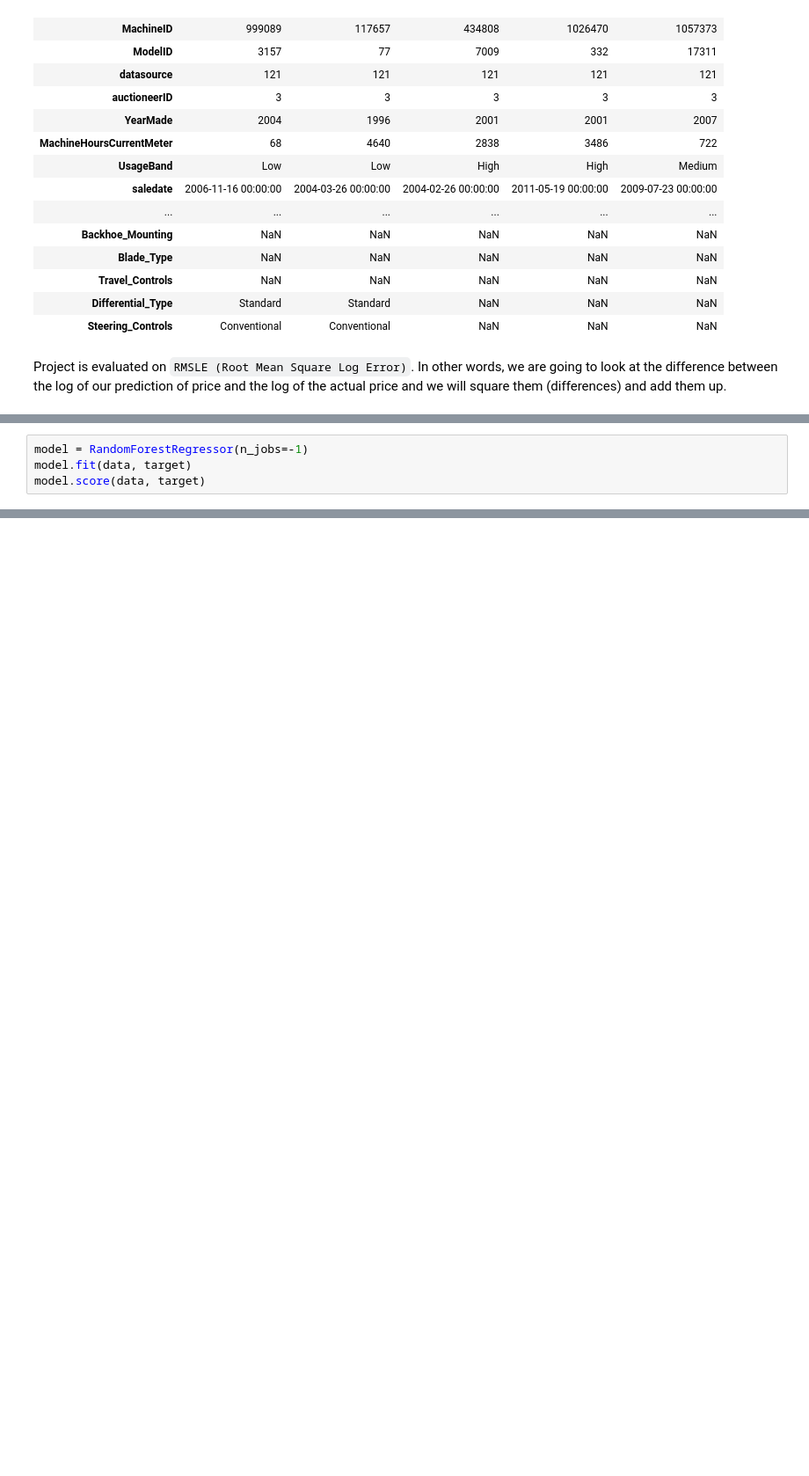
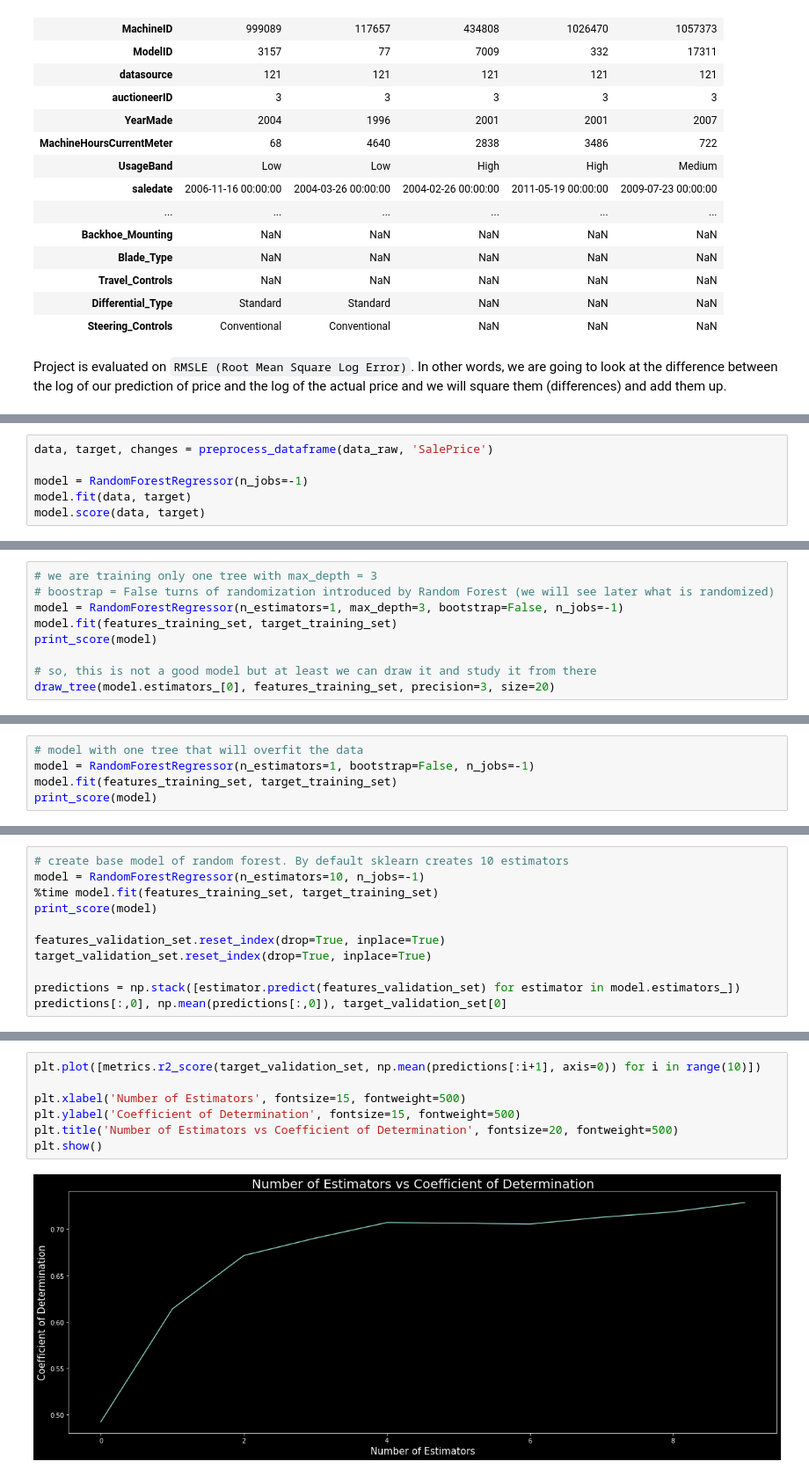
Before and after one commit to georggie/The-Mechanics-of-Machine-Learning, a Jupyter notebook: lessons/Lesson1.ipynb, the cells around one changed output, grey strips where cells are left out. Shown: that part at 88% size. Drawn from its saved outputs; the diff is of its cells as text; blank space fills up the shorter version.

```diff
--- a/lessons/Lesson1.ipynb
+++ b/lessons/Lesson1.ipynb
@@ -98,4 +138,6 @@ At this point we have something we can pass to the RandomForest(RF). Let's see w
 # %%
+data, target, changes = preprocess_dataframe(data_raw, 'SalePrice')
+
 model = RandomForestRegressor(n_jobs=-1)
 model.fit(data, target)
 model.score(data, target)
@@ -103,0 +225,9 @@ model.score(data, target)
+# %%
+# we are training only one tree with max_depth = 3
+# boostrap = False turns of randomization introduced by Random Forest (we will see later what is randomized)
+model = RandomForestRegressor(n_estimators=1, max_depth=3, bootstrap=False, n_jobs=-1)
+model.fit(features_training_set, target_training_set)
+print_score(model)
+
+# so, this is not a good model but at least we can draw it and study it from there
+draw_tree(model.estimators_[0], features_training_set, precision=3, size=20)
@@ -103,0 +239,5 @@ model.score(data, target)
+# %%
+# model with one tree that will overfit the data
+model = RandomForestRegressor(n_estimators=1, bootstrap=False, n_jobs=-1)
+model.fit(features_training_set, target_training_set)
+print_score(model)
@@ -103,0 +250,11 @@ model.score(data, target)
+# %%
+# create base model of random forest. By default sklearn creates 10 estimators
+model = RandomForestRegressor(n_estimators=10, n_jobs=-1)
+%time model.fit(features_training_set, target_training_set)
+print_score(model)
+
+features_validation_set.reset_index(drop=True, inplace=True)
+target_validation_set.reset_index(drop=True, inplace=True)
+
+predictions = np.stack([estimator.predict(features_validation_set) for estimator in model.estimators_])
+predictions[:,0], np.mean(predictions[:,0]), target_validation_set[0]
@@ -103,0 +269,9 @@ model.score(data, target)
+# %%
+plt.plot([metrics.r2_score(target_validation_set, np.mean(predictions[:i+1], axis=0)) for i in range(10)])
+
+plt.xlabel('Number of Estimators', fontsize=15, fontweight=500)
+plt.ylabel('Coefficient of Determination', fontsize=15, fontweight=500)
+plt.title('Number of Estimators vs Coefficient of Determination', fontsize=20, fontweight=500)
+plt.show()
+# %% [output]
+[figure, added]
```
Also changed, not shown: parts of 37 cells of this notebook, 1 other file.
